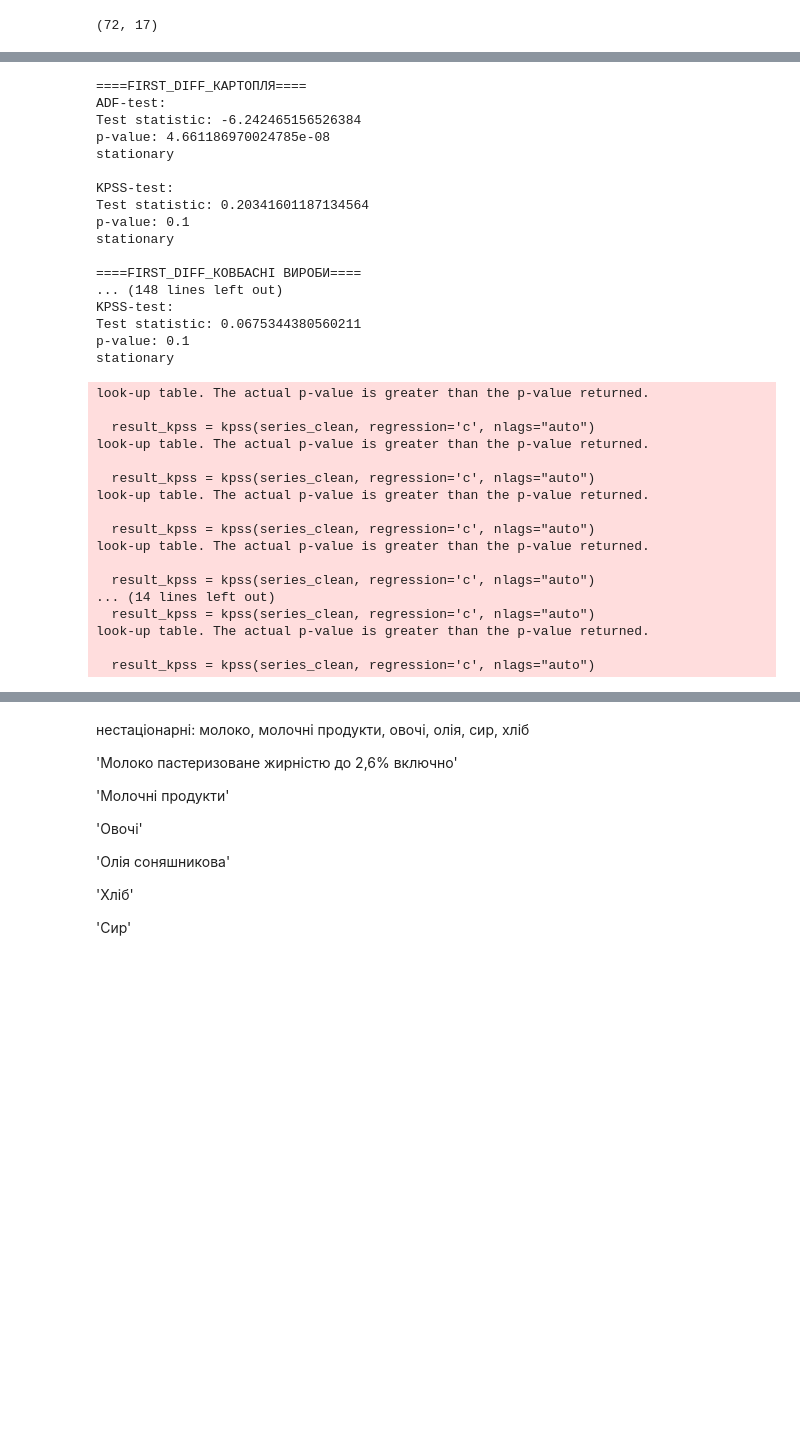
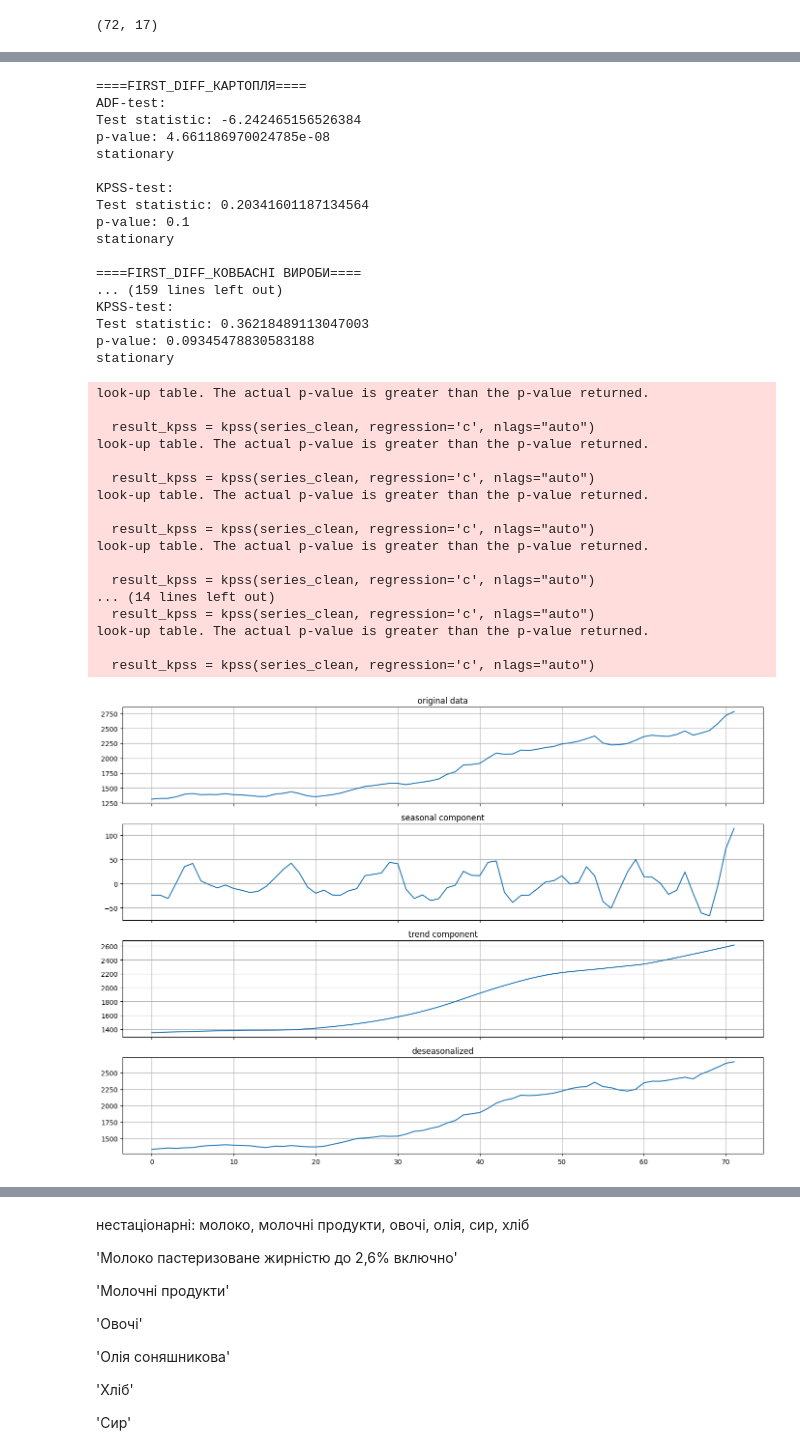
Before and after one commit to darynka-h/good_basket_research, a Jupyter notebook: model_26_clean_data.ipynb, the cells around one changed output, grey strips where cells are left out. Drawn from its saved outputs; the diff is of its cells as text; code cells hidden in the pictures; blank space fills up the shorter version.

```diff
--- a/model_26_clean_data.ipynb
+++ b/model_26_clean_data.ipynb
@@ -14,7 +14,7 @@ from statsmodels.tsa.seasonal import STL
 from statsmodels.graphics.tsaplots import plot_acf, plot_pacf
 from statsmodels.tsa.arima.model import ARIMA
 # %%
-df = pd.read_csv('basket_prices_19_24.csv')
+df = pd.read_csv('basket_prices_corr.csv')
 # %%
 df['Місяць'] = pd.to_datetime(df['Місяць'], format='%Y-M%m')
 # %%
@@ -86,10 +104,10 @@ p-value: 0.1
 stationary
 
 ====FIRST_DIFF_КОВБАСНІ ВИРОБИ====
-... (148 lines left out)
+... (159 lines left out)
 KPSS-test:
-Test statistic: 0.0675344380560211
-p-value: 0.1
+Test statistic: 0.36218489113047003
+p-value: 0.09345478830583188
 stationary
 look-up table. The actual p-value is greater than the p-value returned.
 
@@ -108,3 +126,27 @@ look-up table. The actual p-value is greater than the p-value returned.
 look-up table. The actual p-value is greater than the p-value returned.
 
   result_kpss = kpss(series_clean, regression='c', nlags="auto")
+# %%
+stl = STL(df['basket_price'], period=12)
+result = stl.fit()
+
+df['seasonal'] = result.seasonal
+df['trend'] = result.trend
+# df['resid'] = result.resid
+df['deseasonalized'] = df['basket_price'] - df['seasonal']
+
+
+
+fig, axes = plt.subplots(4, 1, figsize=(14, 10), sharex=True)
+components = ['basket_price', 'seasonal', 'trend', 'deseasonalized']
+titles = ['original data', 'seasonal component', 'trend component', 'deseasonalized']
+
+for ax, comp, title in zip(axes, components, titles):
+    ax.plot(df.index, df[comp], label=title)
+    ax.set_title(title)
+    ax.grid(True)
+
+plt.tight_layout()
+plt.show()
+# %% [output]
+[figure, added]
```
Also changed, not shown: parts of 27 cells of this notebook, 9 other files.
